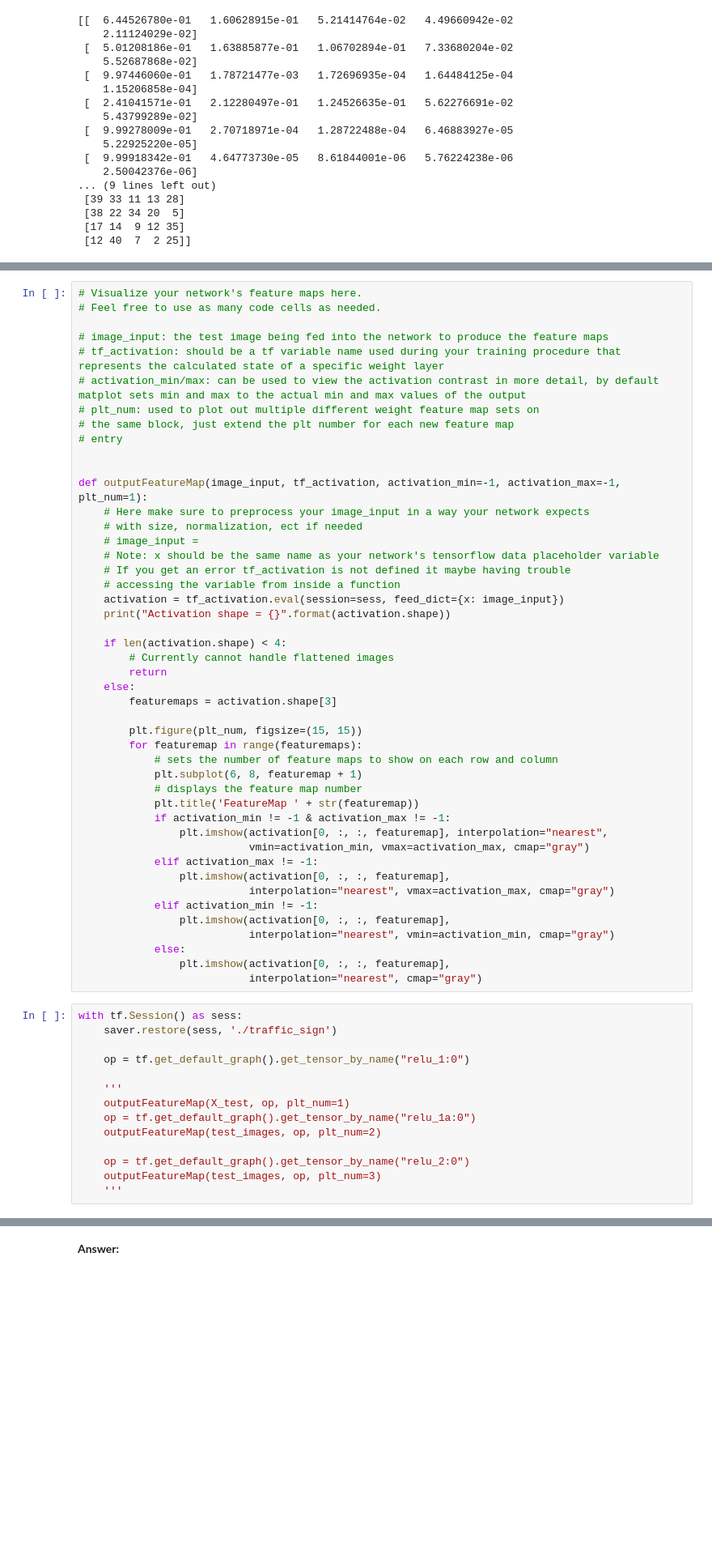
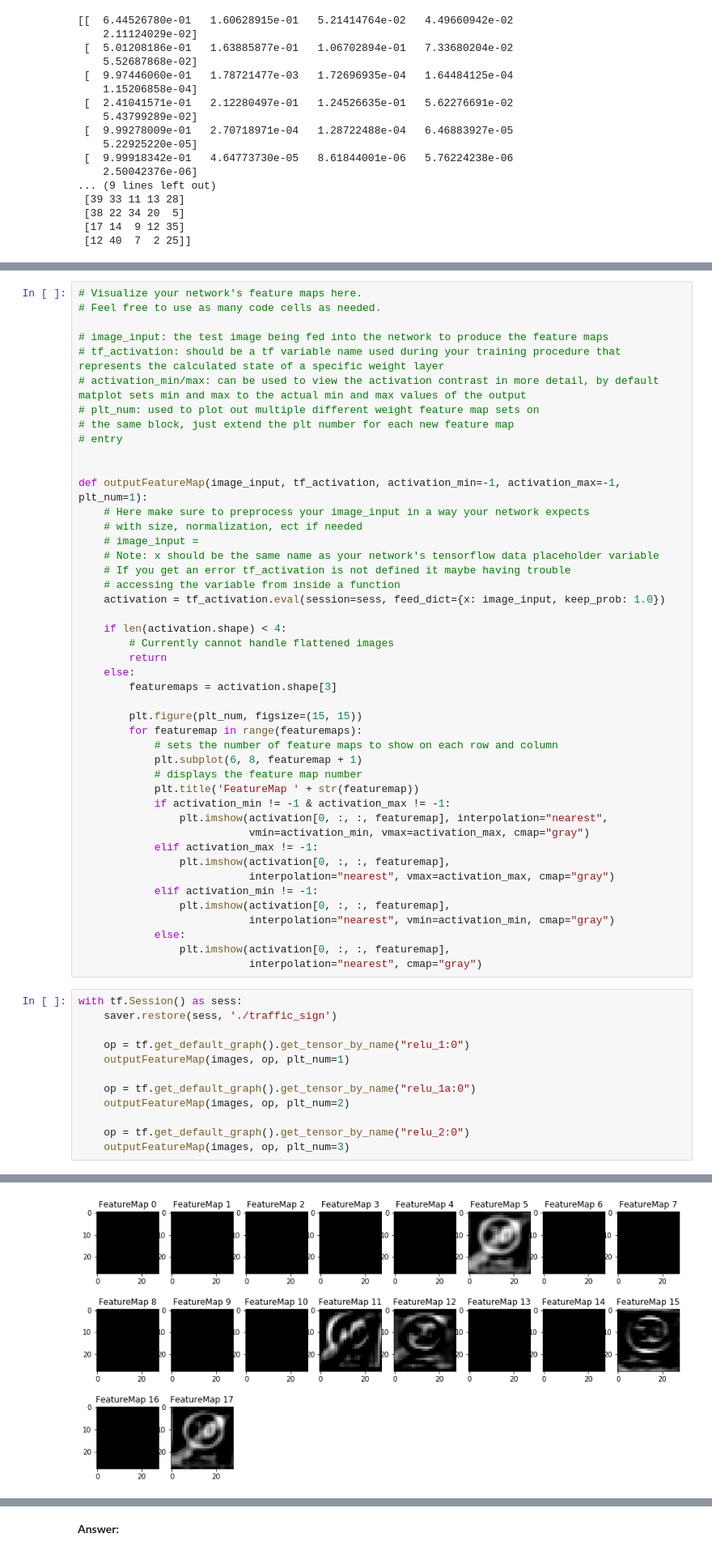
Before and after one commit to umangsa/CarND-Traffic-Sign-classification, a Jupyter notebook: Traffic_Sign_Classifier.ipynb, the cells around one changed output, grey strips where cells are left out. Shown at 81% size. Saved outputs shown, nothing was run; the diff lists cells and outputs as text; blank space fills up the shorter version.

```diff
--- a/Traffic_Sign_Classifier.ipynb
+++ b/Traffic_Sign_Classifier.ipynb
@@ -863,8 +953,7 @@ def outputFeatureMap(image_input, tf_activation, activation_min=-1, activation_m
     # Note: x should be the same name as your network's tensorflow data placeholder variable
     # If you get an error tf_activation is not defined it maybe having trouble
     # accessing the variable from inside a function
-    activation = tf_activation.eval(session=sess, feed_dict={x: image_input})
-    print("Activation shape = {}".format(activation.shape))
+    activation = tf_activation.eval(session=sess, feed_dict={x: image_input, keep_prob: 1.0})
 
     if len(activation.shape) < 4:
         # Currently cannot handle flattened images
@@ -895,12 +984,11 @@ with tf.Session() as sess:
     saver.restore(sess, './traffic_sign')
 
     op = tf.get_default_graph().get_tensor_by_name("relu_1:0")
+    outputFeatureMap(images, op, plt_num=1)
 
-    '''
-    outputFeatureMap(X_test, op, plt_num=1)
     op = tf.get_default_graph().get_tensor_by_name("relu_1a:0")
-    outputFeatureMap(test_images, op, plt_num=2)
+    outputFeatureMap(images, op, plt_num=2)
 
     op = tf.get_default_graph().get_tensor_by_name("relu_2:0")
-    outputFeatureMap(test_images, op, plt_num=3)
-    '''
+    outputFeatureMap(images, op, plt_num=3)
+# %% [output]
@@ -906,0 +998 @@ with tf.Session() as sess:
+[figure, added]
```
Also changed, not shown: parts of 28 cells of this notebook, 1 other file.
